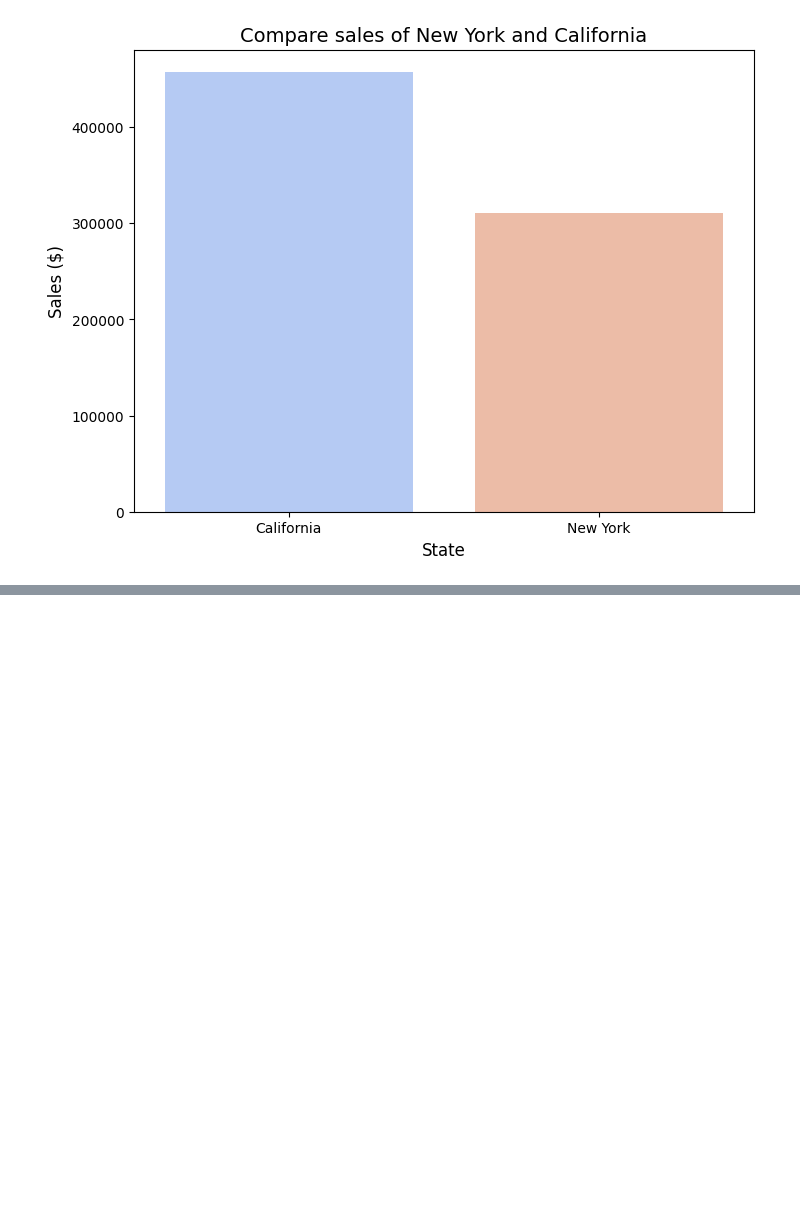
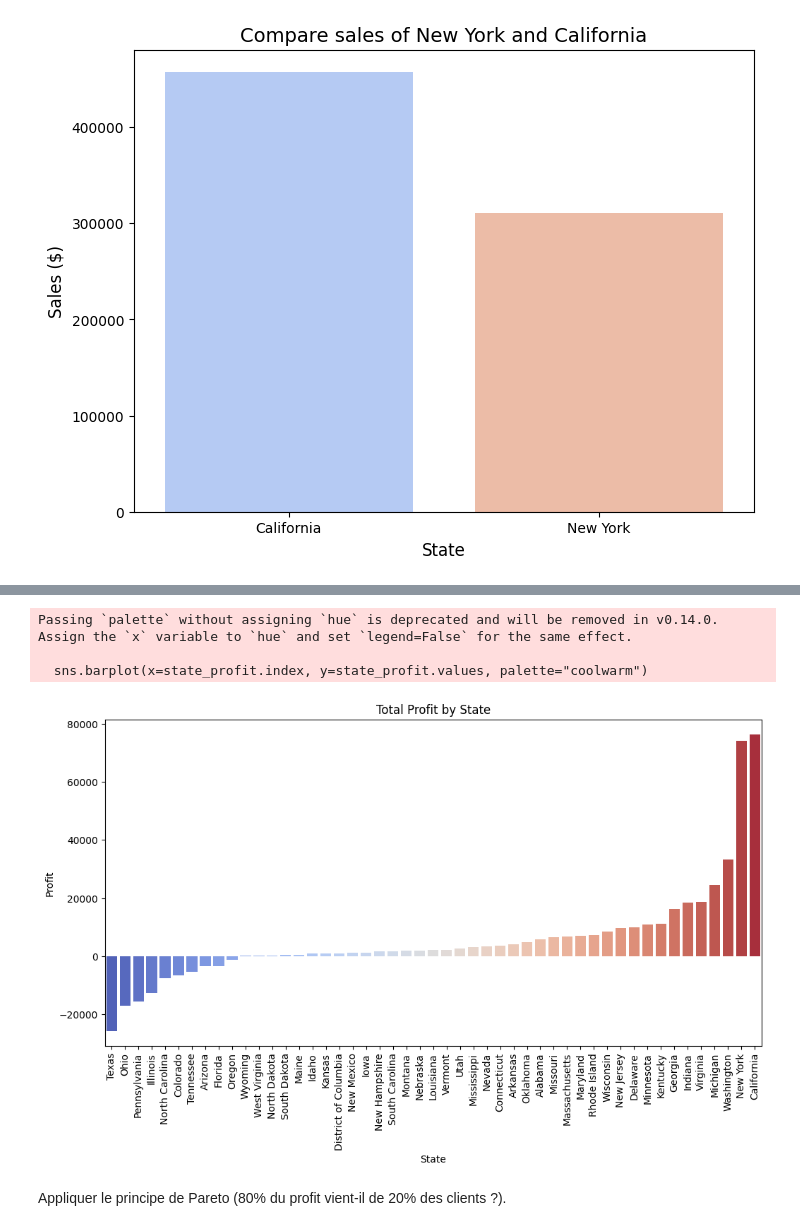
Before and after one commit to rikia07/bootcamp_GenAi_fev2025, a Jupyter notebook: week2/day5/exercices_D5.ipynb, the cells around one changed output, grey strips where cells are left out. Cells and saved outputs as stored; diff of their text form; code cells hidden in the pictures; blank space fills up the shorter version.

```diff
--- a/week2/day5/exercices_D5.ipynb
+++ b/week2/day5/exercices_D5.ipynb
@@ -214,0 +209,10 @@ Passing `palette` without assigning `hue` is deprecated and will be removed in v
+# %%
+state_profit = df_stores.groupby("State")["Profit"].sum().sort_values()
+
+plt.figure(figsize=(12, 6))
+sns.barplot(x=state_profit.index, y=state_profit.values, palette="coolwarm")
+plt.xticks(rotation=90)
+plt.title("Total Profit by State")
+plt.xlabel("State")
+plt.ylabel("Profit")
+plt.show()
@@ -214,0 +239,15 @@ Passing `palette` without assigning `hue` is deprecated and will be removed in v
+# %%
+plt.figure(figsize=(12, 6))
+sns.barplot(x=state_profit.index, y=state_profit.values, palette="coolwarm")
+plt.xticks(rotation=90)
+plt.title("Total Profit by State")
+plt.xlabel("State")
+plt.ylabel("Profit")
+plt.show()
+# %% [output]
+Passing `palette` without assigning `hue` is deprecated and will be removed in v0.14.0. Assign the `x` variable to `hue` and set `legend=False` for the same effect.
+
+  sns.barplot(x=state_profit.index, y=state_profit.values, palette="coolwarm")
+[figure, added]
+# %% [markdown]
+Appliquer le principe de Pareto (80% du profit vient-il de 20% des clients ?).
```
Also changed, not shown: parts of 30 cells of this notebook, 2 other files.
